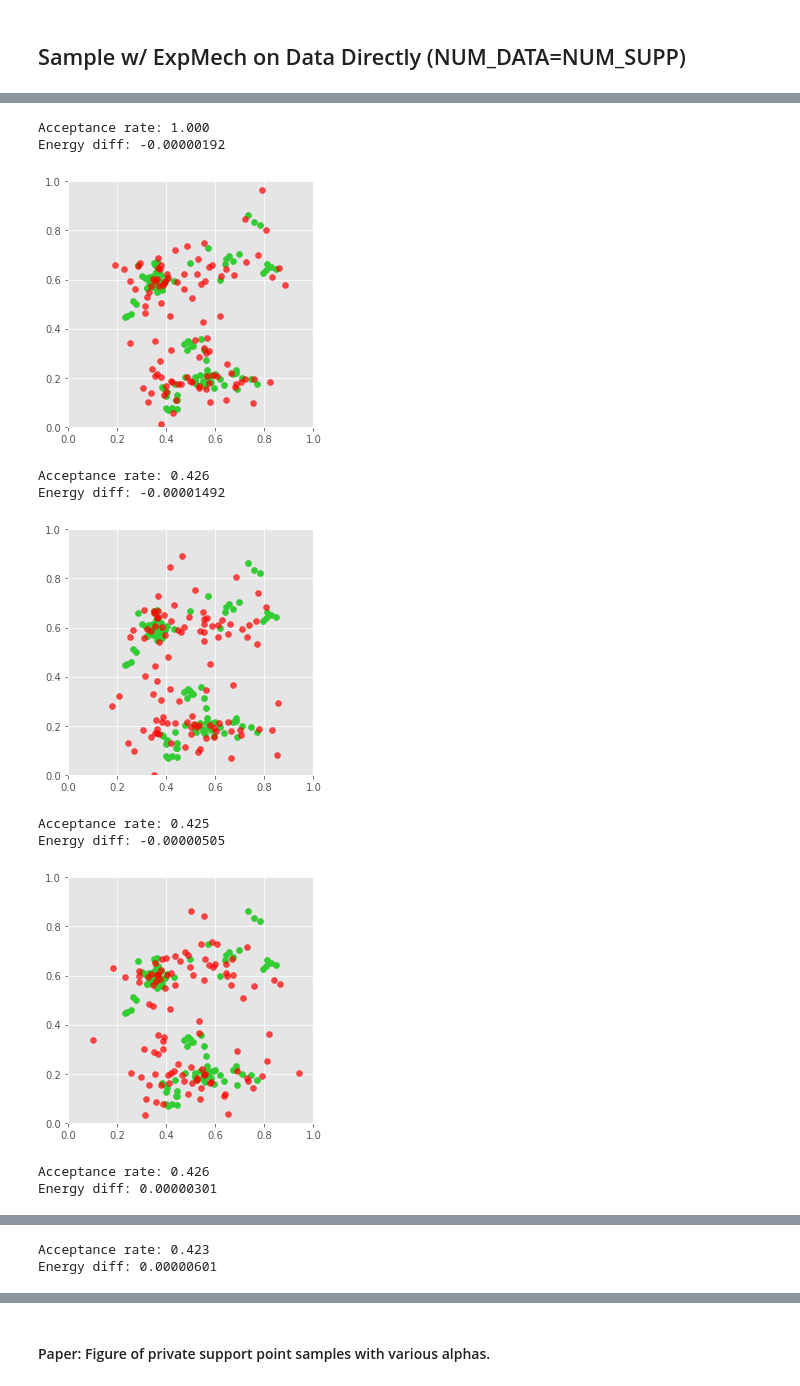
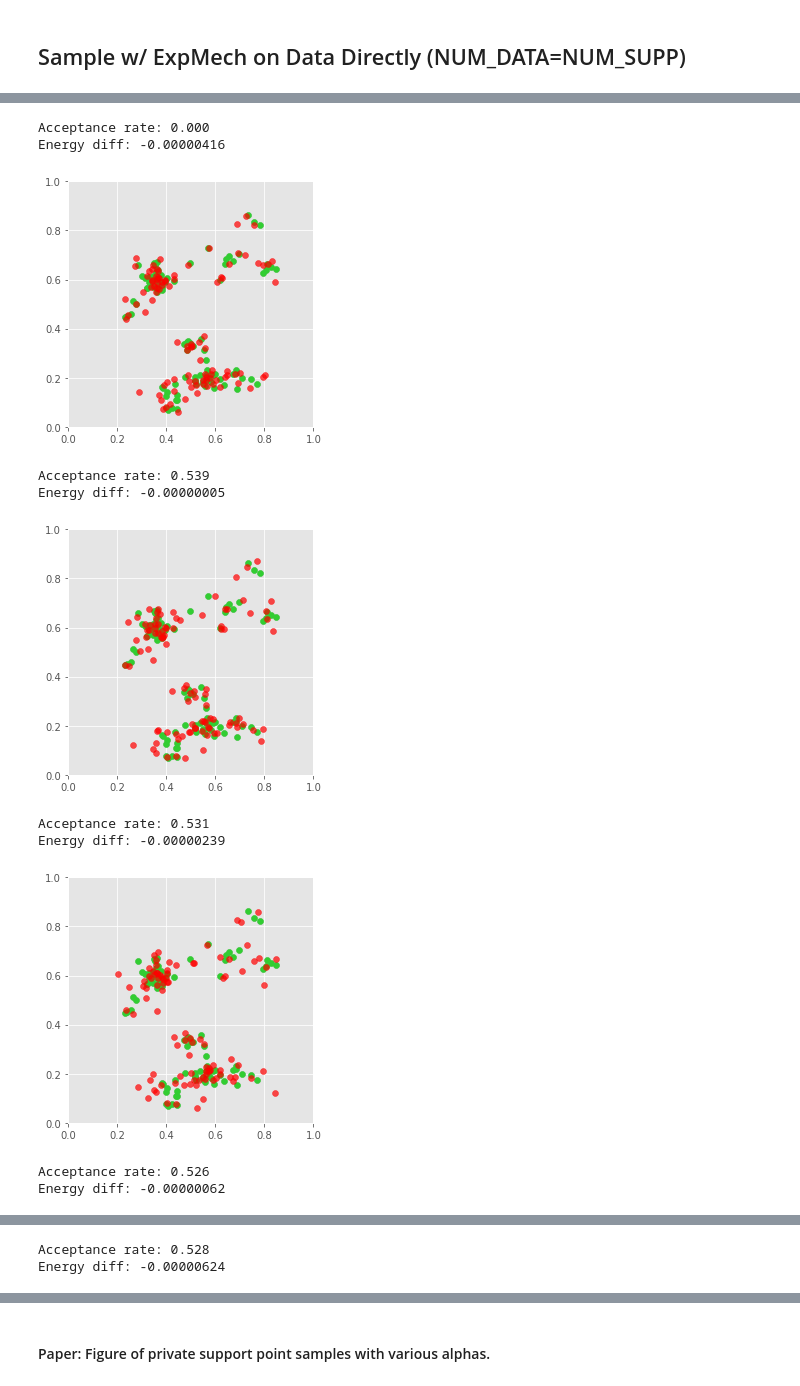
Before and after one commit to diesendruck/pv, a Jupyter notebook: mv_sp_privacy/src/sp_privacy.ipynb, the cells around one changed output, grey strips where cells are left out. Saved outputs shown, nothing was run; the diff lists cells and outputs as text; code cells hidden in the pictures.

```diff
--- a/mv_sp_privacy/src/sp_privacy.ipynb
+++ b/mv_sp_privacy/src/sp_privacy.ipynb
@@ -224,9 +221,8 @@ Energy diff: -0.00007255
 ## Sample w/ ExpMech on Data Directly (NUM_DATA=NUM_SUPP)
 # %%
 # Sampling parameters.
-STEP_SIZE = 5e-2
 NUM_Y_TILDES = 21
-ALPHA = 10000
+ALPHA = 50000  # 10000
 energy_sensitivity_num_data = get_energy_sensitivity(x, len(x))  # Note: Num supp = len(x).
 print(('Exp(2 * U / alpha) = Exp(2 * {:.4f} / {:.2f}) '
    '= Exp({:.8f})').format(energy_sensitivity_num_data, ALPHA,
@@ -235,8 +231,7 @@ print(('Exp(2 * U / alpha) = Exp(2 * {:.4f} / {:.2f}) '
 (y_tildes,
  energies,
  _) = sample_sp_exp_mech(e_opt, energy_sensitivity_num_data, x, x,  # NOTE: Instead of y_opt, use x.
-                         'mh', STEP_SIZE, NUM_Y_TILDES, ALPHA,
-                         plot=PLOT)
+                         'mh', NUM_Y_TILDES, ALPHA, plot=PLOT)
 
 if PLOT:
     #plt.title('Energies with MH, {} samples'.format(len(energies_mh)))
@@ -265,12 +260,12 @@ Difference factor: 88832.51
 [figure]
-Acceptance rate: 1.000
-Energy diff: -0.00000192
+Acceptance rate: 0.000
+Energy diff: -0.00000416
-[figure, old version]
+[figure, new version]
-Acceptance rate: 0.426
-Energy diff: -0.00001492
+Acceptance rate: 0.539
+Energy diff: -0.00000005
-[figure, old version]
+[figure, new version]
-Acceptance rate: 0.425
-Energy diff: -0.00000505
+Acceptance rate: 0.531
+Energy diff: -0.00000239
-[figure, old version]
+[figure, new version]
-Acceptance rate: 0.426
-Energy diff: 0.00000301
+Acceptance rate: 0.526
+Energy diff: -0.00000062
@@ -278,2 +273,2 @@ Energy diff: 0.00000301
-Acceptance rate: 0.423
-Energy diff: 0.00000601
+Acceptance rate: 0.528
+Energy diff: -0.00000624
```
Also changed, not shown: parts of 8 cells of this notebook, 2 other files.
